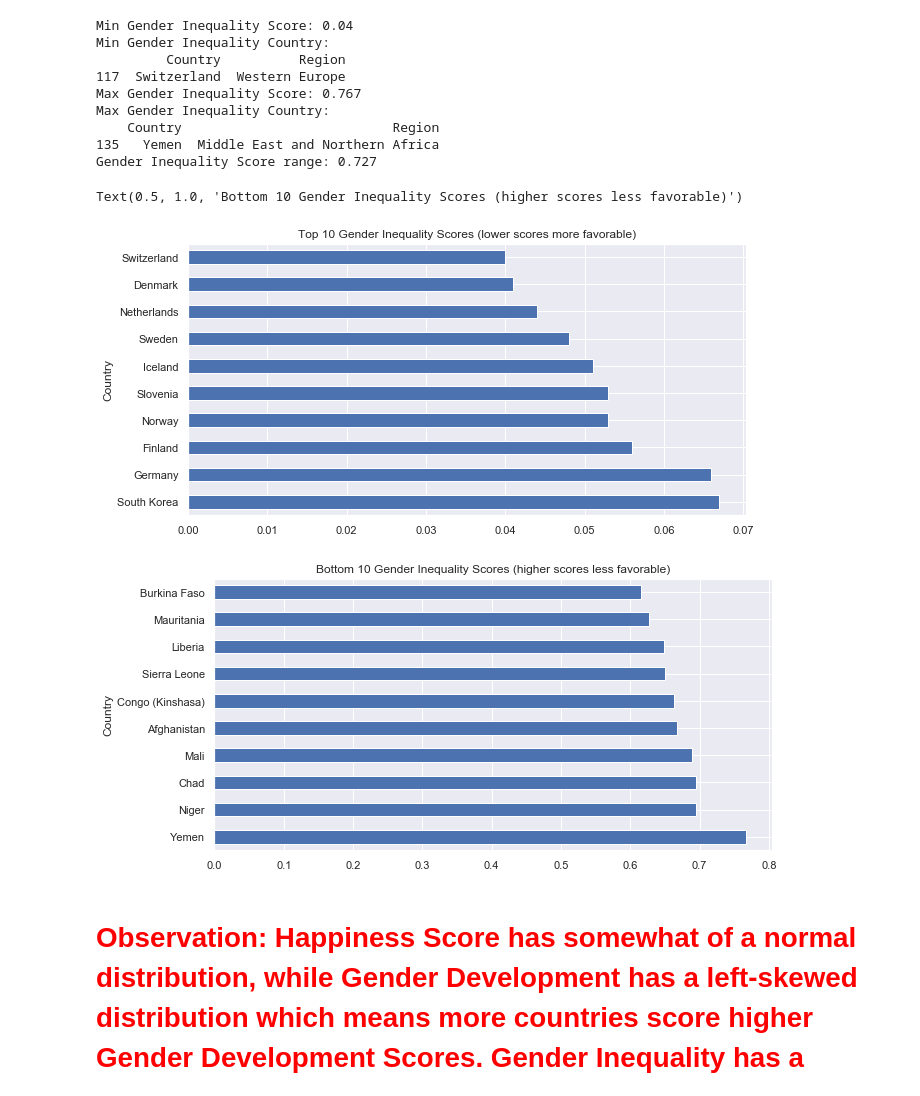
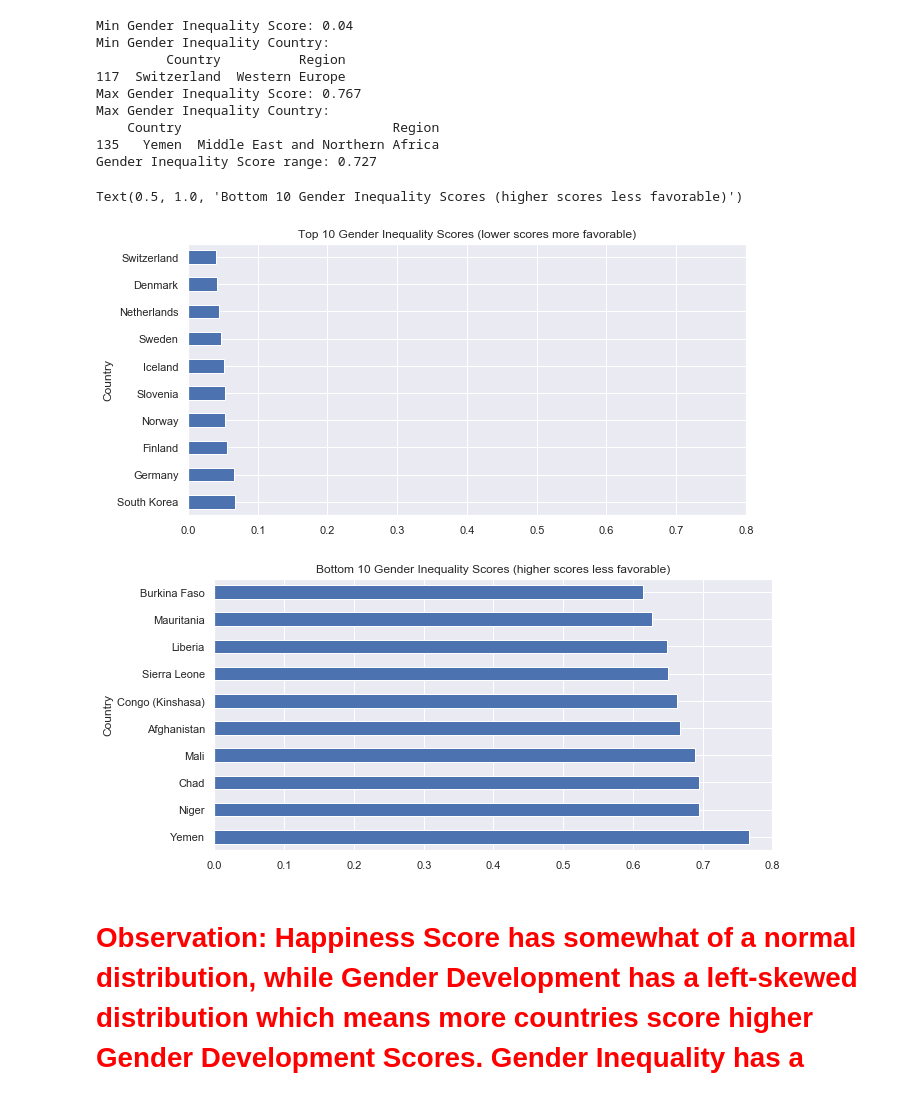
Before and after one commit to nina-driver/Springboard-Capstone-Project-1, a Jupyter notebook: Data Storytelling - World Happiness, Gender Development & Inequality.ipynb, the cells around one changed output. Drawn from its saved outputs; the diff is of its cells as text; code cells hidden in the pictures.

```diff
--- a/Data Storytelling - World Happiness, Gender Development & Inequality.ipynb
+++ b/Data Storytelling - World Happiness, Gender Development & Inequality.ipynb
@@ -95,16 +97,16 @@ Max Gender Inequality Country:
 135   Yemen  Middle East and Northern Africa
 Gender Inequality Score range: 0.727
 # %%
-ax = wh_gdgi[['Country','GI 2015']].sort_values('GI 2015',ascending=False).tail(10).plot(kind='barh',x='Country',y='GI 2015', figsize=(10,5))
+ax = wh_gdgi[['Country','GI 2015']].sort_values('GI 2015',ascending=False).tail(10).plot(kind='barh',x='Country',y='GI 2015',xlim=(0,0.8), figsize=(10,5))
 ax.get_legend().remove()
 ax.set_title('Top 10 Gender Inequality Scores (lower scores more favorable)')
 
-ax = wh_gdgi[['Country','GI 2015']].sort_values('GI 2015',ascending=False).head(10).plot(kind='barh',x='Country',y='GI 2015', figsize=(10,5))
+ax = wh_gdgi[['Country','GI 2015']].sort_values('GI 2015',ascending=False).head(10).plot(kind='barh',x='Country',y='GI 2015',xlim=(0,0.8), figsize=(10,5))
 ax.get_legend().remove()
 ax.set_title('Bottom 10 Gender Inequality Scores (higher scores less favorable)')
 # %% [output]
 Text(0.5, 1.0, 'Bottom 10 Gender Inequality Scores (higher scores less favorable)')
-[figure, old version]
+[figure, new version]
 [figure]
 # %% [markdown]
 # <span style="color:red">Observation: Happiness Score has somewhat of a normal distribution, while Gender Development has a left-skewed distribution which means more countries score higher Gender Development Scores. Gender Inequality has a bimodal distribution which means there are two peaks in the distribution</span>
```
Also changed, not shown: parts of 3 cells of this notebook.
